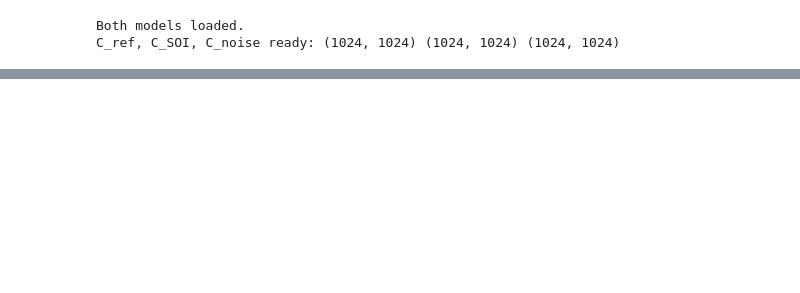
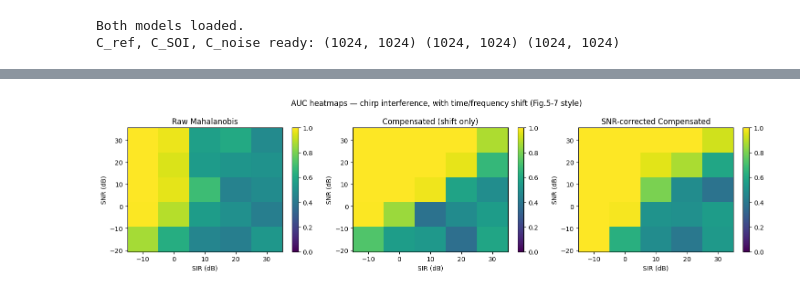
Before and after one commit to Evenjlin/deep-space-interference-ml, a Jupyter notebook: notebooks/07_snr_estimation_and_grid.ipynb, the cells around one changed output, grey strips where cells are left out. Cells and saved outputs as stored; diff of their text form; code cells hidden in the pictures; blank space fills up the shorter version.

Commit message:
Step 7

```diff
--- a/notebooks/07_snr_estimation_and_grid.ipynb
+++ b/notebooks/07_snr_estimation_and_grid.ipynb
@@ -447,0 +407,23 @@ SNR=  30.0 SIR=  30.0  raw=0.535 comp=0.869 snr_corr=0.973
+# %%
+# Cell 7 — heatmap visualization matching paper's Fig.5-7 layout (SNR y-axis, SIR x-axis)
+import matplotlib.pyplot as plt
+import numpy as np
+
+fig, axes = plt.subplots(1, 3, figsize=(15, 4))
+titles = ["Raw Mahalanobis", "Compensated (shift only)", "SNR-corrected Compensated"]
+cols = ["raw_auc", "compensated_auc", "snr_corrected_auc"]
+
+for ax, title, col in zip(axes, titles, cols):
+    pivot = grid_df.pivot(index="snr_db", columns="sir_db", values=col)
+    im = ax.pcolormesh(pivot.columns, pivot.index, pivot.values, vmin=0, vmax=1, cmap="viridis")
+    ax.set_title(title)
+    ax.set_xlabel("SIR (dB)")
+    ax.set_ylabel("SNR (dB)")
+    fig.colorbar(im, ax=ax)
+
+plt.suptitle(f"AUC heatmaps — {ITYPE} interference, with time/frequency shift (Fig.5-7 style)")
+plt.tight_layout()
+plt.savefig("figures/step7_grid_heatmaps.png", dpi=150)
+plt.show()
+# %% [output]
+[figure, added]
```
Also changed, not shown: parts of 26 cells of this notebook.
